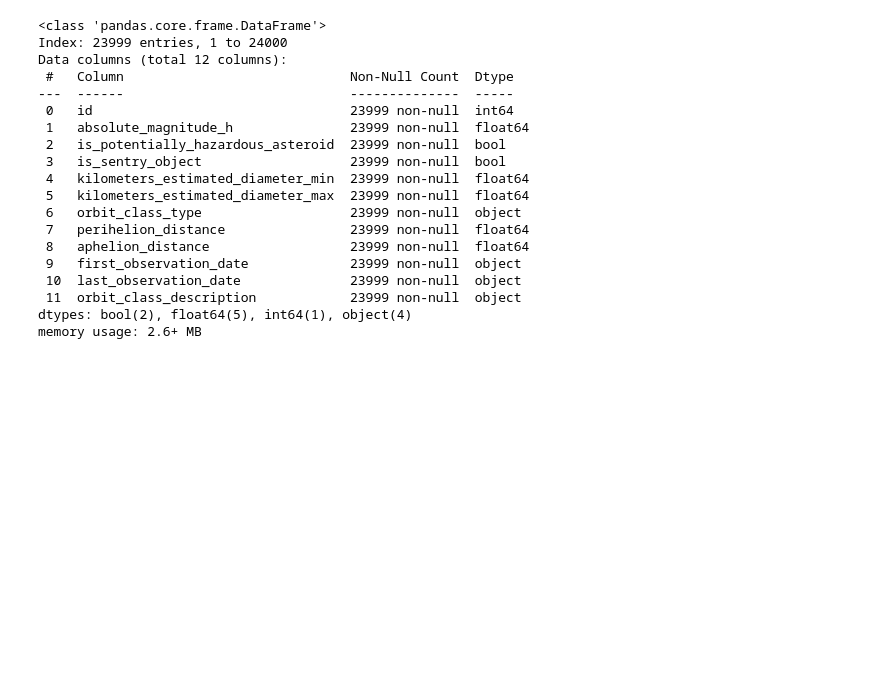
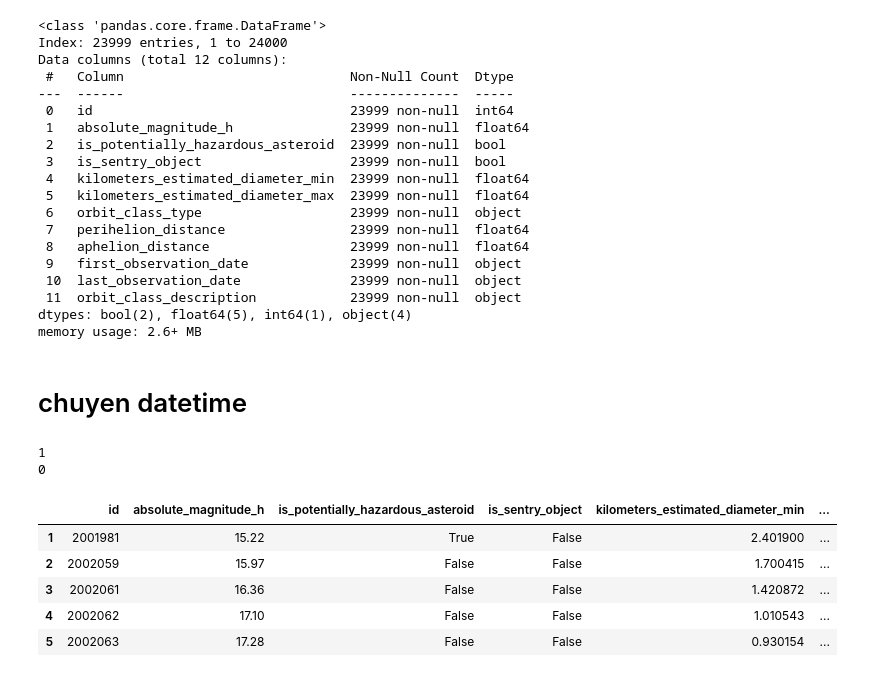
Before and after one commit to nhocratac/IE224-NEO, a Jupyter notebook: notebook/thang/fillingData.ipynb, the cells around one changed output. Drawn from its saved outputs; the diff is of its cells as text; code cells hidden in the pictures; blank space fills up the shorter version.

```diff
--- a/notebook/thang/fillingData.ipynb
+++ b/notebook/thang/fillingData.ipynb
@@ -271,3 +270,31 @@ Data columns (total 12 columns):
  11  orbit_class_description            23999 non-null  object
 dtypes: bool(2), float64(5), int64(1), object(4)
 memory usage: 2.6+ MB
+# %% [markdown]
+# chuyen datetime
+# %%
+df['first_observation_date'] = pd.to_datetime(df['first_observation_date'], errors='coerce')
+df['last_observation_date'] = pd.to_datetime(df['last_observation_date'], errors='coerce')
+# %%
+print(df['first_observation_date'].isnull().sum())
+print(df['last_observation_date'].isnull().sum())
+df['first_observation_date'] = df['first_observation_date'].fillna('2008-01-01')
+df['first_observation_date'] = pd.to_datetime(df['first_observation_date'], errors='coerce')
+# %% [output]
+1
+0
+# %%
+
+# chuyển các cột ngày tháng năm thành năm
+df['first_observation_year'] = df['first_observation_date'].dt.year
+df['last_observation_year'] = df['last_observation_date'].dt.year
+
+
+df.head()
+# %% [output]
+|  | id | absolute_magnitude_h | is_potentially_hazardous_asteroid | is_sentry_object | kilometers_estimated_diameter_min | ... |
+| 1 | 2001981 | 15.22 | True | False | 2.401900 | ... |
+| 2 | 2002059 | 15.97 | False | False | 1.700415 | ... |
+| 3 | 2002061 | 16.36 | False | False | 1.420872 | ... |
+| 4 | 2002062 | 17.10 | False | False | 1.010543 | ... |
+| 5 | 2002063 | 17.28 | False | False | 0.930154 | ... |
```
Also changed, not shown: parts of 6 cells of this notebook, 16 other files.
